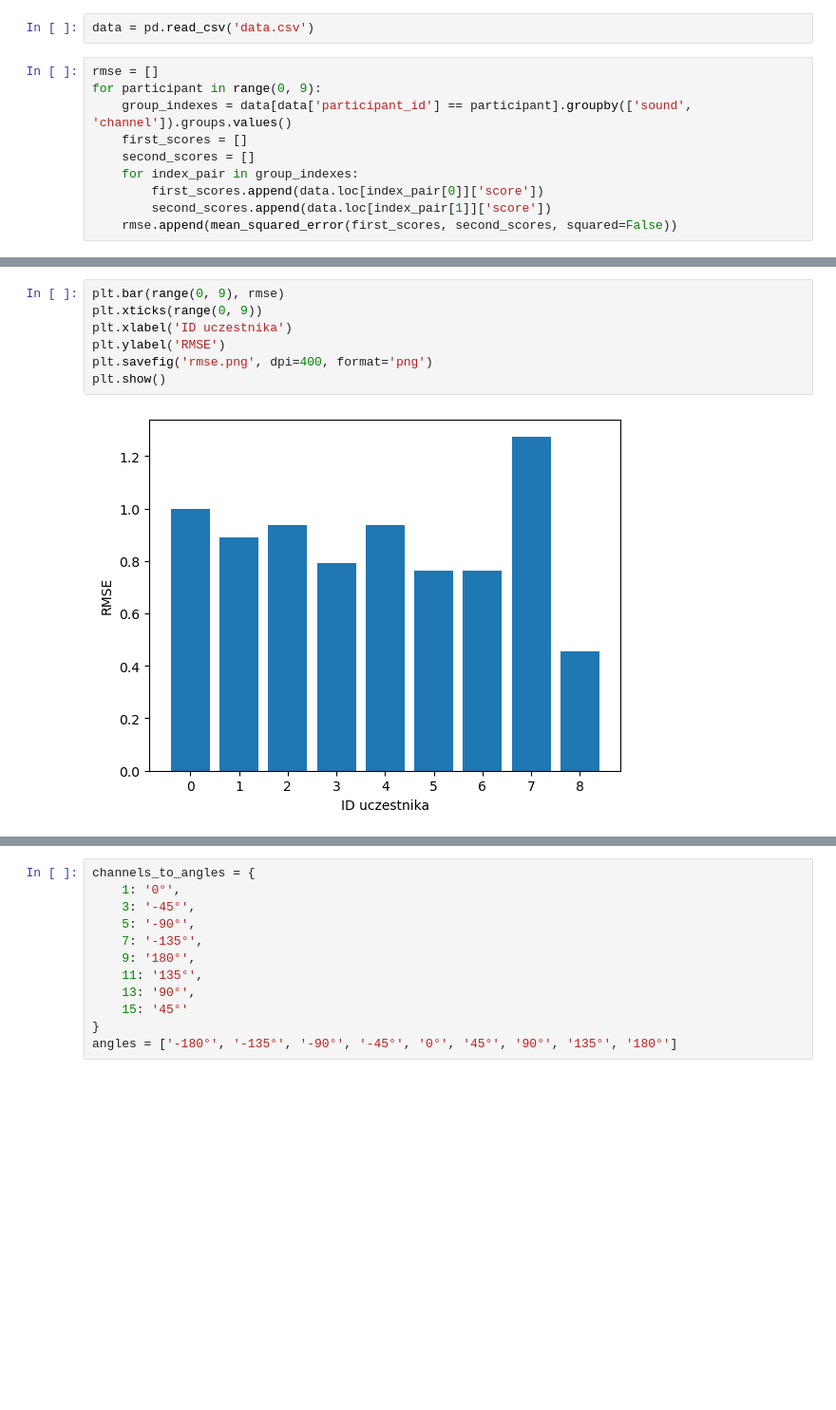
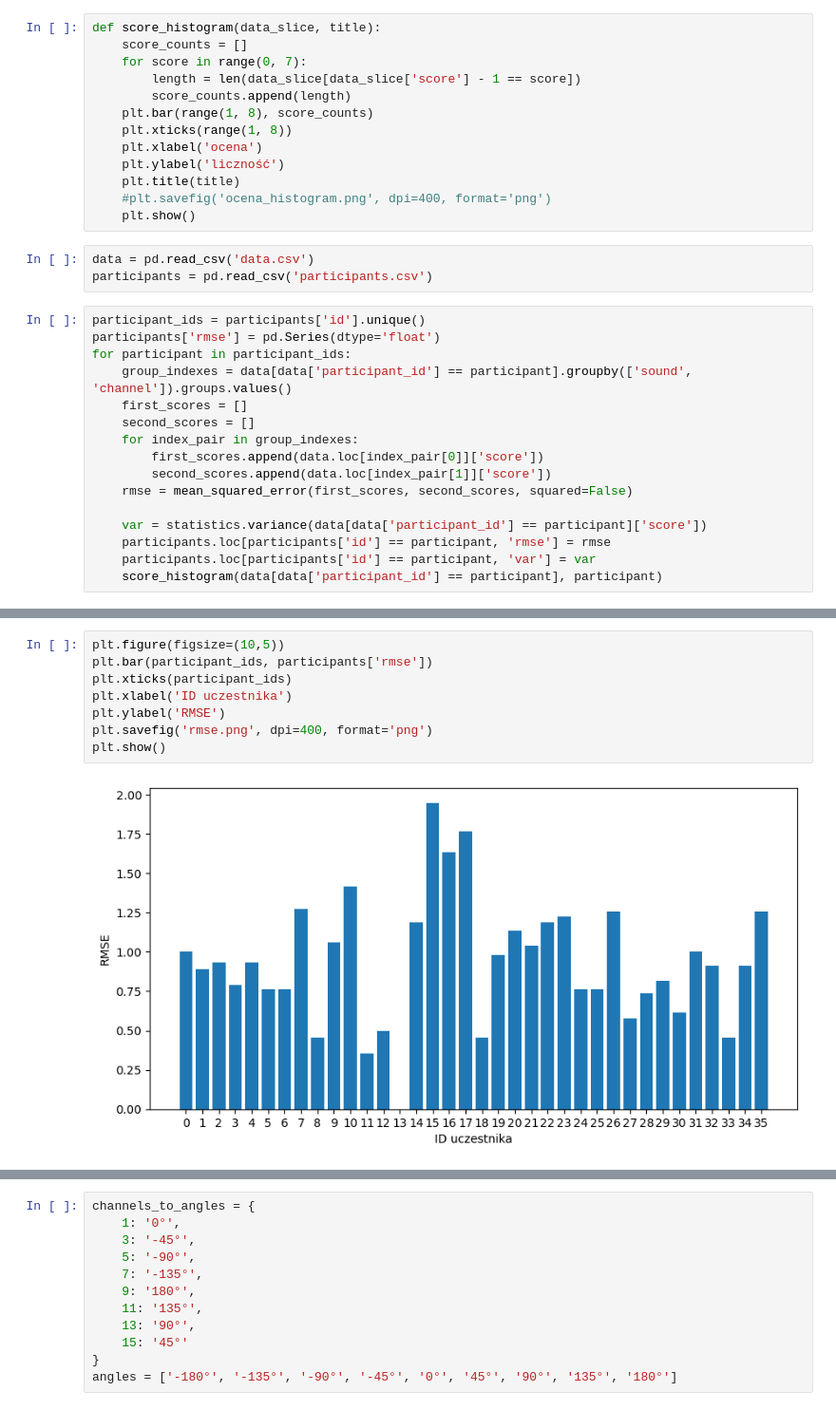
Before and after one commit to antoninastefanowska/MaxListeningTest, a Jupyter notebook: analysis.ipynb, the cells around one changed output, grey strips where cells are left out. Shown at 95% size. Drawn from its saved outputs; the diff is of its cells as text; blank space fills up the shorter version.

```diff
--- a/analysis.ipynb
+++ b/analysis.ipynb
@@ -4,15 +5,35 @@ import pandas as pd
 import scipy.stats as st
 from matplotlib import pyplot as plt
 from sklearn.metrics import mean_squared_error
+# %%
+def score_histogram(data_slice, title):
+    score_counts = []
+    for score in range(0, 7):
+        length = len(data_slice[data_slice['score'] - 1 == score])
+        score_counts.append(length)
+    plt.bar(range(1, 8), score_counts)
+    plt.xticks(range(1, 8))
+    plt.xlabel('ocena')
+    plt.ylabel('liczność')
+    plt.title(title)
+    #plt.savefig('ocena_histogram.png', dpi=400, format='png')
+    plt.show()
 # %%
 data = pd.read_csv('data.csv')
+participants = pd.read_csv('participants.csv')
 # %%
-rmse = []
-for participant in range(0, 9):
+participant_ids = participants['id'].unique()
+participants['rmse'] = pd.Series(dtype='float')
+for participant in participant_ids:
     group_indexes = data[data['participant_id'] == participant].groupby(['sound', 'channel']).groups.values()
     first_scores = []
     second_scores = []
     for index_pair in group_indexes:
         first_scores.append(data.loc[index_pair[0]]['score'])
         second_scores.append(data.loc[index_pair[1]]['score'])
-    rmse.append(mean_squared_error(first_scores, second_scores, squared=False))
+    rmse = mean_squared_error(first_scores, second_scores, squared=False)
+
+    var = statistics.variance(data[data['participant_id'] == participant]['score'])
+    participants.loc[participants['id'] == participant, 'rmse'] = rmse
+    participants.loc[participants['id'] == participant, 'var'] = var
+    score_histogram(data[data['participant_id'] == participant], participant)
@@ -19,9 +54,10 @@ for participant in range(0, 9):
 # %%
-plt.bar(range(0, 9), rmse)
-plt.xticks(range(0, 9))
+plt.figure(figsize=(10,5))
+plt.bar(participant_ids, participants['rmse'])
+plt.xticks(participant_ids)
 plt.xlabel('ID uczestnika')
 plt.ylabel('RMSE')
 plt.savefig('rmse.png', dpi=400, format='png')
 plt.show()
 # %% [output]
-[figure, old version]
+[figure, new version]
```
Also changed, not shown: parts of 11 cells of this notebook, 1 other file.
